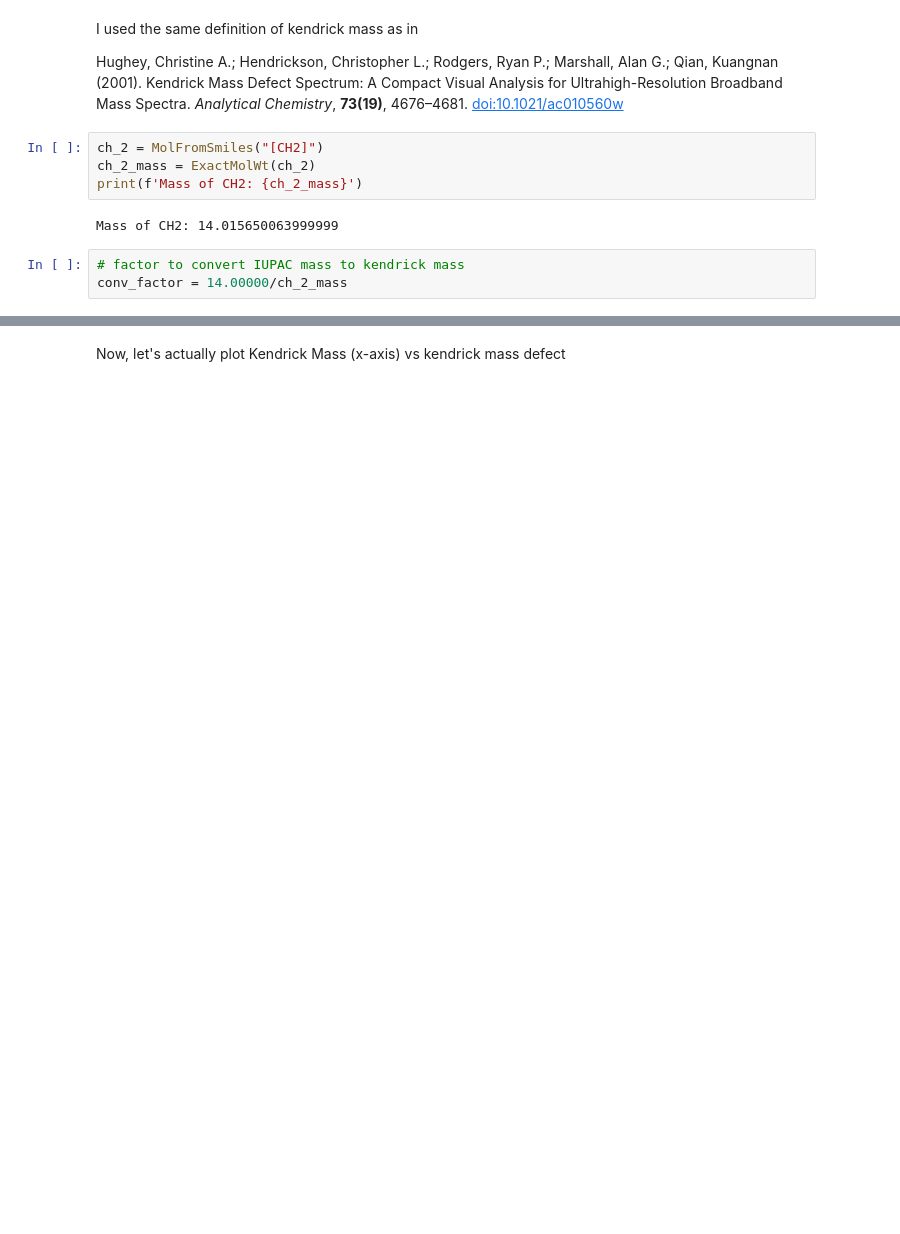
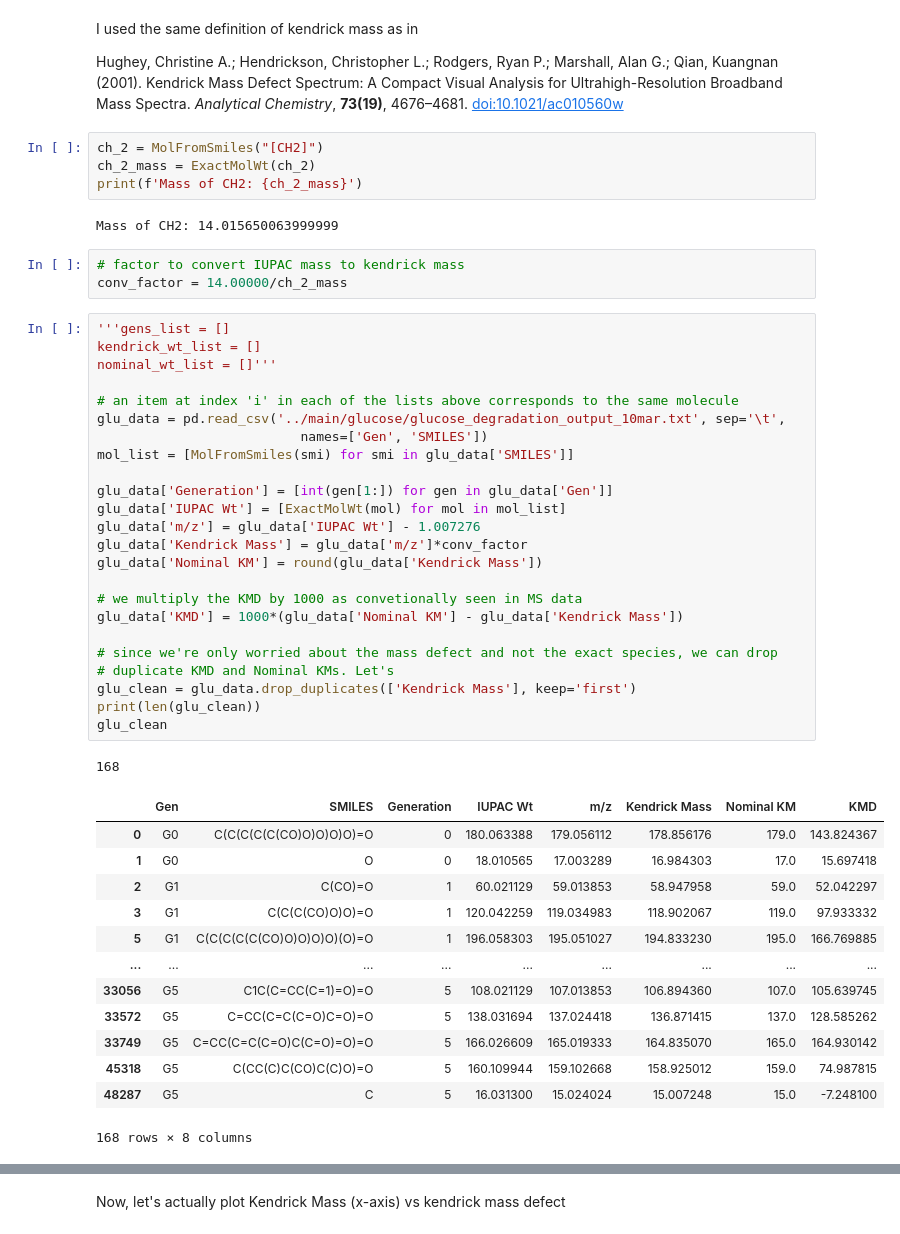
Before and after one commit to Reaction-Space-Explorer/reac-space-exp, a Jupyter notebook: plots/kmd_spectrum.ipynb, the cells around one changed output, grey strips where cells are left out. Cells and saved outputs as stored; diff of their text form; blank space fills up the shorter version.

```diff
--- a/plots/kmd_spectrum.ipynb
+++ b/plots/kmd_spectrum.ipynb
@@ -18,3 +22,42 @@ Mass of CH2: 14.015650063999999
 # %%
 # factor to convert IUPAC mass to kendrick mass
 conv_factor = 14.00000/ch_2_mass
+# %%
+'''gens_list = []
+kendrick_wt_list = []
+nominal_wt_list = []'''
+
+# an item at index 'i' in each of the lists above corresponds to the same molecule
+glu_data = pd.read_csv('../main/glucose/glucose_degradation_output_10mar.txt', sep='\t',
+                          names=['Gen', 'SMILES'])
+mol_list = [MolFromSmiles(smi) for smi in glu_data['SMILES']]
+
+glu_data['Generation'] = [int(gen[1:]) for gen in glu_data['Gen']]
+glu_data['IUPAC Wt'] = [ExactMolWt(mol) for mol in mol_list]
+glu_data['m/z'] = glu_data['IUPAC Wt'] - 1.007276
+glu_data['Kendrick Mass'] = glu_data['m/z']*conv_factor
+glu_data['Nominal KM'] = round(glu_data['Kendrick Mass'])
+
+# we multiply the KMD by 1000 as convetionally seen in MS data
+glu_data['KMD'] = 1000*(glu_data['Nominal KM'] - glu_data['Kendrick Mass'])
+
+# since we're only worried about the mass defect and not the exact species, we can drop
+# duplicate KMD and Nominal KMs. Let's
+glu_clean = glu_data.drop_duplicates(['Kendrick Mass'], keep='first')
+print(len(glu_clean))
+glu_clean
+# %% [output]
+168
+|  | Gen | SMILES | Generation | IUPAC Wt | m/z | Kendrick Mass | Nominal KM | KMD |
+| 0 | G0 | C(C(C(C(C(CO)O)O)O)O)=O | 0 | 180.063388 | 179.056112 | 178.856176 | 179.0 | 143.824367 |
+| 1 | G0 | O | 0 | 18.010565 | 17.003289 | 16.984303 | 17.0 | 15.697418 |
+| 2 | G1 | C(CO)=O | 1 | 60.021129 | 59.013853 | 58.947958 | 59.0 | 52.042297 |
+| 3 | G1 | C(C(C(CO)O)O)=O | 1 | 120.042259 | 119.034983 | 118.902067 | 119.0 | 97.933332 |
+| 5 | G1 | C(C(C(C(C(CO)O)O)O)O)(O)=O | 1 | 196.058303 | 195.051027 | 194.833230 | 195.0 | 166.769885 |
+| ... | ... | ... | ... | ... | ... | ... | ... | ... |
+| 33056 | G5 | C1C(C=CC(C=1)=O)=O | 5 | 108.021129 | 107.013853 | 106.894360 | 107.0 | 105.639745 |
+| 33572 | G5 | C=CC(C=C(C=O)C=O)=O | 5 | 138.031694 | 137.024418 | 136.871415 | 137.0 | 128.585262 |
+| 33749 | G5 | C=CC(C=C(C=O)C(C=O)=O)=O | 5 | 166.026609 | 165.019333 | 164.835070 | 165.0 | 164.930142 |
+| 45318 | G5 | C(CC(C)C(CO)C(C)O)=O | 5 | 160.109944 | 159.102668 | 158.925012 | 159.0 | 74.987815 |
+| 48287 | G5 | C | 5 | 16.031300 | 15.024024 | 15.007248 | 15.0 | -7.248100 |
+168 rows × 8 columns
```
Also changed, not shown: parts of 7 cells of this notebook.
